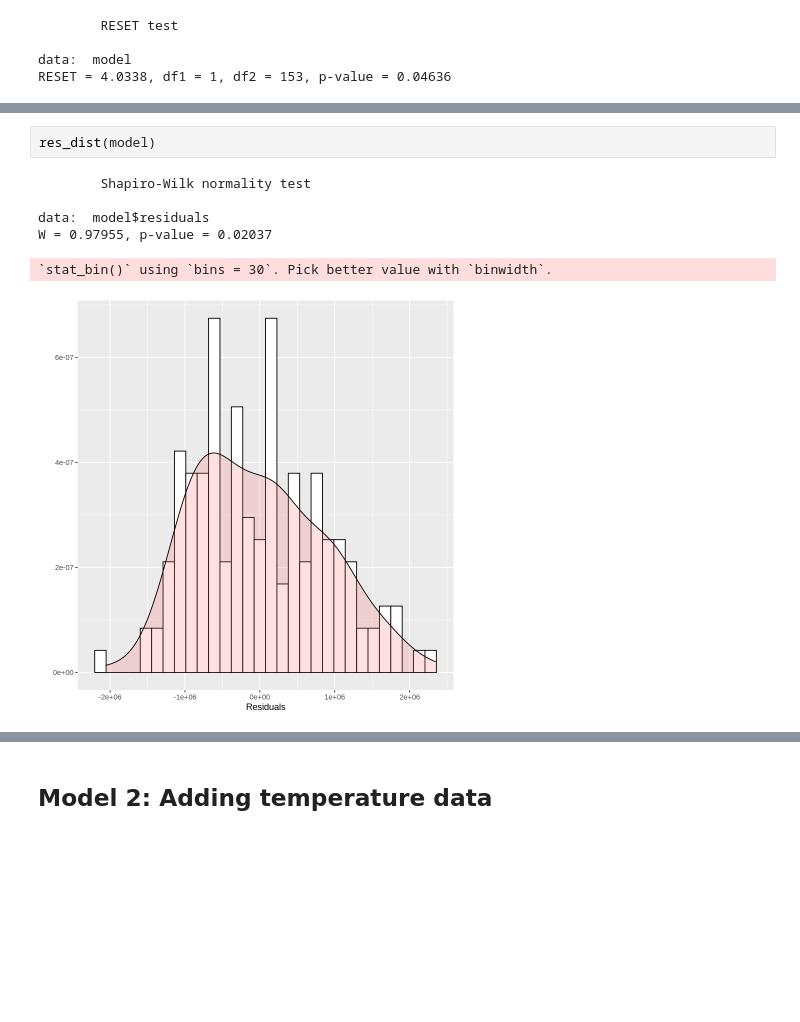
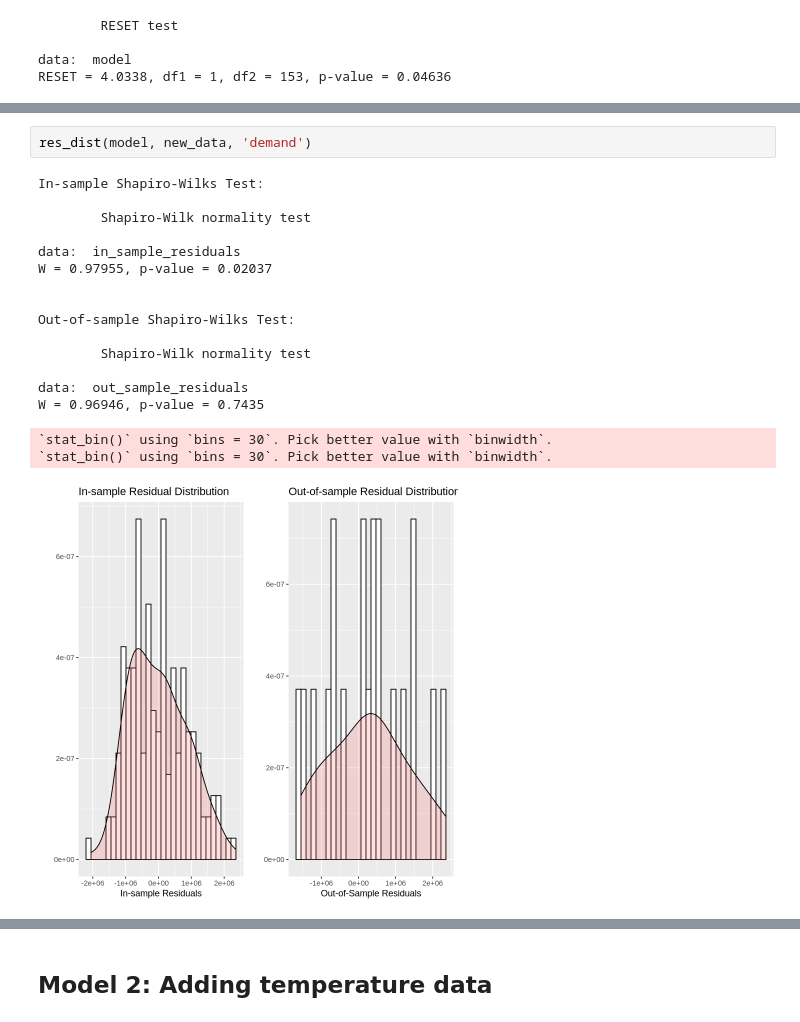
Before and after one commit to jpoletti/elec-demand-arg, a Jupyter notebook: models.ipynb, the cells around one changed output, grey strips where cells are left out. Drawn from its saved outputs; the diff is of its cells as text; blank space fills up the shorter version.

```diff
--- a/models.ipynb
+++ b/models.ipynb
@@ -303,10 +399,21 @@ autocorr_test(model, data)
 # %%
-res_dist(model)
+res_dist(model, new_data, 'demand')
 # %% [output]
+In-sample Shapiro-Wilks Test:
+
         Shapiro-Wilk normality test
 
-data:  model$residuals
+data:  in_sample_residuals
 W = 0.97955, p-value = 0.02037
+
+
+Out-of-sample Shapiro-Wilks Test:
+
+        Shapiro-Wilk normality test
+
+data:  out_sample_residuals
+W = 0.96946, p-value = 0.7435
 `stat_bin()` using `bins = 30`. Pick better value with `binwidth`.
+`stat_bin()` using `bins = 30`. Pick better value with `binwidth`.
-[figure, old version]
+[figure, new version]
 # %%
```
Also changed, not shown: parts of 13 cells of this notebook.
